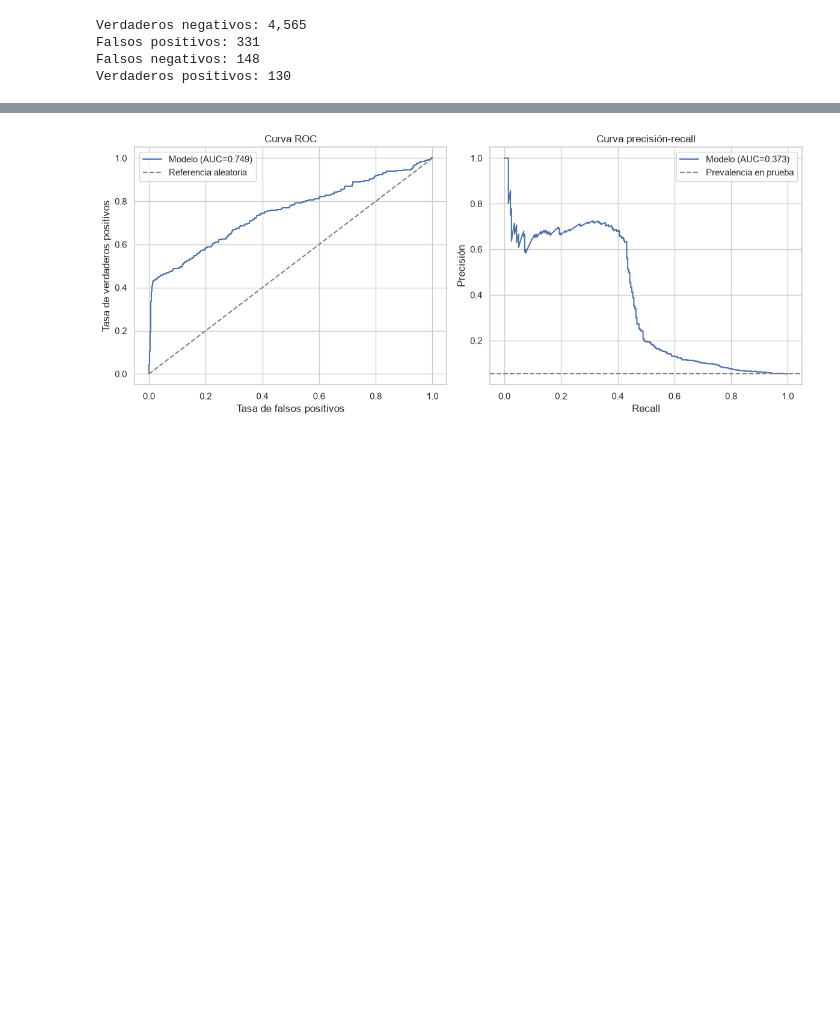
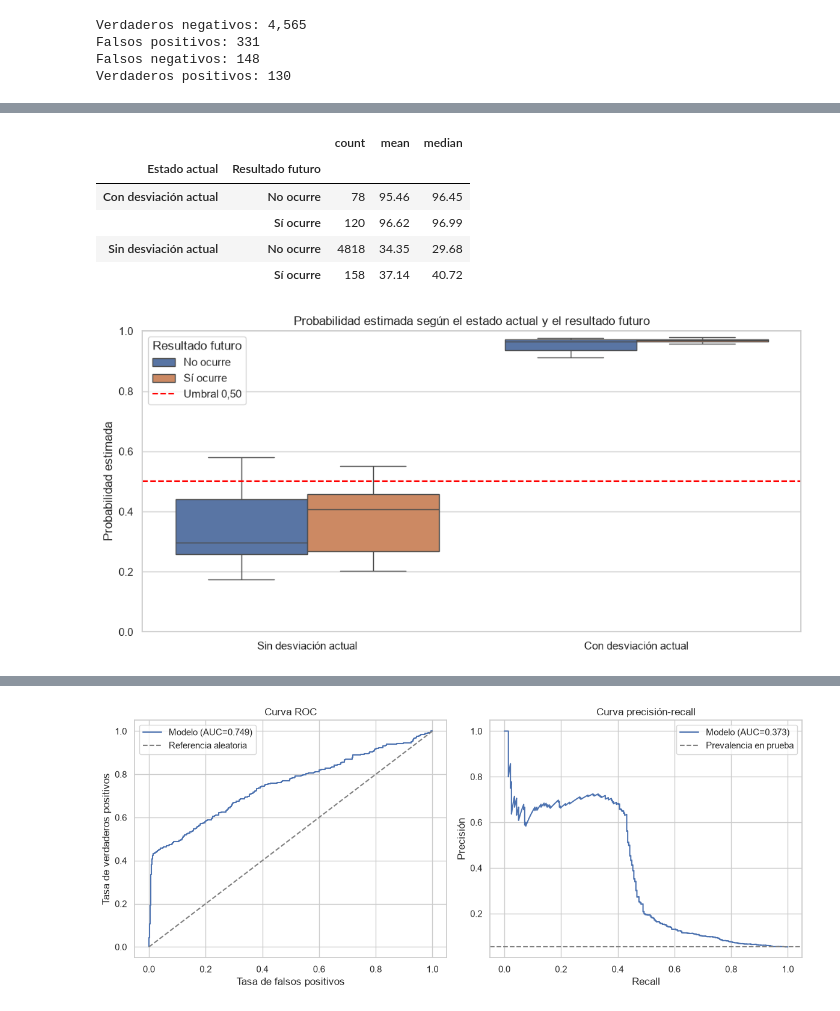
Before and after one commit to remrodri/practicasNotebookColab, a Jupyter notebook: proyecto-integradorV3/05-Regresion-logistica/05_Regresion_Logistica_AndinaLog_IoT.ipynb, the cells around one changed output, grey strips where cells are left out. Cells and saved outputs as stored; diff of their text form; code cells hidden in the pictures; blank space fills up the shorter version.

```diff
--- a/proyecto-integradorV3/05-Regresion-logistica/05_Regresion_Logistica_AndinaLog_IoT.ipynb
+++ b/proyecto-integradorV3/05-Regresion-logistica/05_Regresion_Logistica_AndinaLog_IoT.ipynb
@@ -311,0 +495,40 @@ Antes de cambiar el umbral, AndinaLog debe decidir cuál de esos costos es más
+# %%
+grafico_probabilidades = evaluacion_segmentada.copy()
+grafico_probabilidades["Estado actual"] = grafico_probabilidades[
+    "desviacion_termica_flag"
+].map({0: "Sin desviación actual", 1: "Con desviación actual"})
+grafico_probabilidades["Resultado futuro"] = grafico_probabilidades[
+    "objetivo_real"
+].map({0: "No ocurre", 1: "Sí ocurre"})
+
+resumen_probabilidades = (
+    grafico_probabilidades
+    .groupby(["Estado actual", "Resultado futuro"])["probabilidad"]
+    .agg(["count", "mean", "median"])
+)
+display((resumen_probabilidades * pd.Series({"count": 1, "mean": 100, "median": 100})).round(2))
+
+plt.figure(figsize=(10, 5))
+sns.boxplot(
+    data=grafico_probabilidades,
+    x="Estado actual",
+    y="probabilidad",
+    hue="Resultado futuro",
+    showfliers=False,
+)
+plt.axhline(CONFIG["umbral"], color="red", linestyle="--", label="Umbral 0,50")
+plt.ylim(0, 1)
+plt.title("Probabilidad estimada según el estado actual y el resultado futuro")
+plt.xlabel("")
+plt.ylabel("Probabilidad estimada")
+plt.legend(title="Resultado futuro")
+plt.tight_layout()
+plt.show()
+# %% [output]
+|  |  | count | mean | median |
+| Estado actual | Resultado futuro |  |  |  |
+| Con desviación actual | No ocurre | 78 | 95.46 | 96.45 |
+|  | Sí ocurre | 120 | 96.62 | 96.99 |
+| Sin desviación actual | No ocurre | 4818 | 34.35 | 29.68 |
+|  | Sí ocurre | 158 | 37.14 | 40.72 |
+[figure, added]
```
Also changed, not shown: parts of 26 cells of this notebook, 5 other files.
